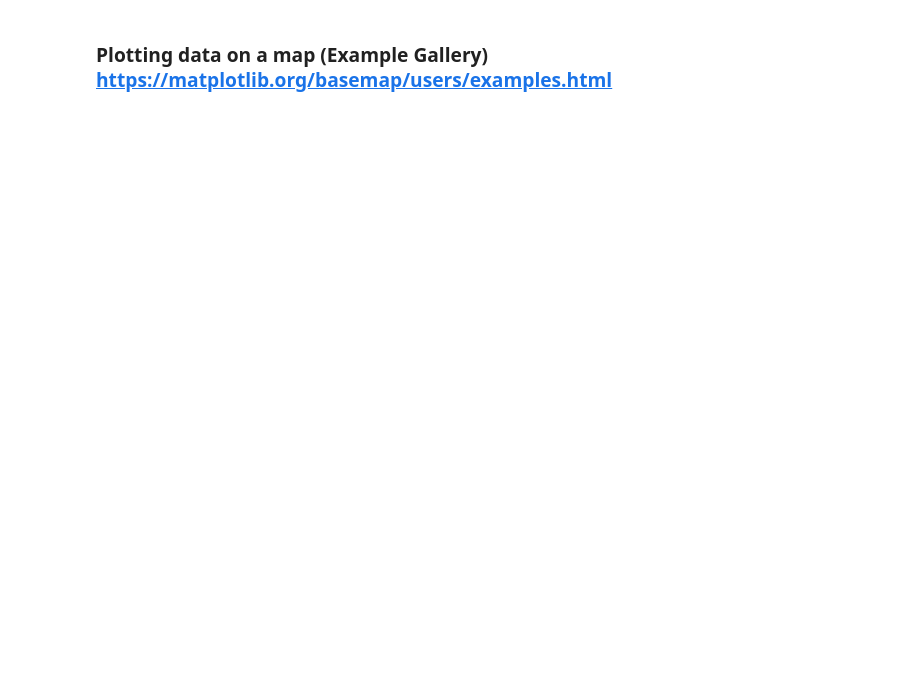
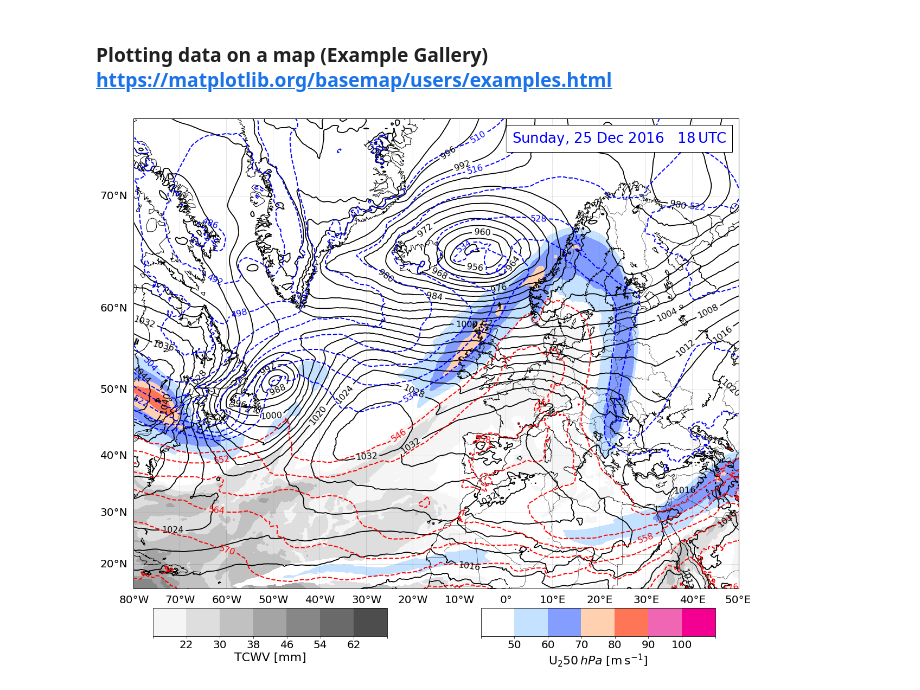
Before and after one commit to franzihe/Python_Masterthesis, a Jupyter notebook: Jet_Thick_SLP.ipynb, the cells around one changed output. Drawn from its saved outputs; the diff is of its cells as text; code cells hidden in the pictures; blank space fills up the shorter version.

```diff
--- a/Jet_Thick_SLP.ipynb
+++ b/Jet_Thick_SLP.ipynb
@@ -201,20 +229,0 @@ plonsPW, platsPW = m(lonsPW,latsPW)
-# %%
-### Define colorbar colors
-champ = 255.
-# tot. precipitable water (grey scale)
-no1 = np.array([255,255,255])/champ
-no2 = np.array([231,231,231])/champ
-no3 = np.array([201,201,201])/champ
-no4 = np.array([171,171,171])/champ
-no5 = np.array([140,140,140])/champ
-no6 = np.array([110,110,110])/champ
-no7 = np.array([80,80,80])/champ
-
-# 250 hPa wind speed (colored scale)
-no11 = np.array([255,255,255])/champ
-no12 = np.array([196,225,255])/champ
-no13 = np.array([131,158,255])/champ
-no14 = np.array([255,209,177])/champ
-no15 = np.array([255,118,86])/champ
-no16 = np.array([239,102,178])/champ
-no17 = np.array([243,0,146])/champ
@@ -229,19 +230,26 @@ calmon = calendar.month_abbr[mo]
 # %%
 ### PLOT FIGURE
-fig = plt.figure(figsize=(15,12))
+fig = plt.figure(figsize=(20,16))
 ax = fig.add_subplot(1,1,1)
 
 ### Draw Latitude Lines
-m.drawparallels(np.arange(-90.,120.,10.),labels=[1,0,0,0],fontsize=10,linewidth=0.2)
+m.drawparallels(np.arange(-90.,120.,10.),labels=[1,0,0,0],fontsize=20,linewidth=0.2)
 
 ### Draw Longitude Lines
-m.drawmeridians(np.arange(-180.,180.,10.),labels=[0,0,0,1],fontsize=10,linewidth=0.2)
+m.drawmeridians(np.arange(-180.,180.,10.),labels=[0,0,0,1],fontsize=20,linewidth=0.2)
 
 ### Draw Map
 m.drawcoastlines()
 m.drawmapboundary()
 m.drawcountries()
 #m.fillcontinents(color='grey',alpha=0.1)
+
+
+### Plot contour lines for precipitable water
+PWlevs = np.arange(14.,78.,8.)
+Pmap = colors.ListedColormap([no1, no2, no3, no4, no5, no6, no7])
+normP = colors.BoundaryNorm(boundaries = PWlevs, ncolors=Pmap.N)
+cp = m.contourf(plonsPW, platsPW, PW, PWlevs, norm = normP, cmap = Pmap)
 
 
 ### Plot contour lines for 250-hPa wind and fill
@@ -253,7 +261,7 @@ cs = m.contourf(plonsUV, platsUV, Uabs, Ulevels, norm = norm, cmap=Umap)
 ### Plot MSL pressure every 4 hPa
 clevs = np.arange(900,1100.,4.)
 cc = m.contour(plonsMSL, platsMSL, MSL, clevs, colors='k', linewidths = 1.8)
-plt.clabel(cc, fontsize=10, inline = 1, fmt ='%1.0f')
+plt.clabel(cc, fontsize=16, inline = 1, fmt ='%1.0f')
 
 ### Plot the 1000-500 hPa thickness
 thlevs1 = np.arange(450., 540., 6.)
@@ -261,48 +269,50 @@ thlevs2 = np.arange(546., 650., 6.)
 
 cth1 = m.contour(plonsZ, platsZ, Z, thlevs1, colors='b', linewidths = 2., linestyles = 'dashed')
 cth2 = m.contour(plonsZ, platsZ, Z, thlevs2, colors='r', linewidths = 2., linestyles = 'dashed')
-plt.clabel(cth1, fontsize = 10, inline = 1, fmt = '%1.0f')
-plt.clabel(cth2, fontsize = 10, inline = 1, fmt = '%1.0f')
+plt.clabel(cth1, fontsize = 16, inline = 1, fmt = '%1.0f')
+plt.clabel(cth2, fontsize = 16, inline = 1, fmt = '%1.0f')
 
-### Plot contour lines for precipitable water
-PWlevs = np.arange(22.,78.,8.)
-Pmap = colors.ListedColormap([no1, no2, no3, no4, no5, no6, no7])
-normP = colors.BoundaryNorm(boundaries = PWlevs, ncolors=Pmap.N)
-cp = m.contourf(plonsPW, platsPW, PW, PWlevs, norm = normP, cmap = Pmap)
 
 ### Add Colorbar
-cbaxes = fig.add_axes([0.57, 0.05, 0.3, 0.03])
+cbaxes = fig.add_axes([0.57, 0.05, 0.3, 0.045])
 cbar = plt.colorbar(cs,orientation='horizontal', cax = cbaxes)
-cbar.ax.set_xlabel('250-hPa wind speed')
+cbar.ax.set_xlabel('U$_250\,hPa$ [m$\,$s$^{-1}$]',fontsize = 22)
+cbar.ax.set_xticklabels(['', '50', '60', '70', '80', '90', '100'])  # horizontal colorbar
+cbar.ax.tick_params(labelsize=20)
 
 
-cbaxesP = fig.add_axes([0.15, 0.05, 0.3, 0.03])
+cbaxesP = fig.add_axes([0.15, 0.05, 0.3, 0.045])
 cbarP = plt.colorbar(cp,orientation='horizontal', cax = cbaxesP)
-cbarP.ax.set_xlabel('total colum water vapour')
+cbarP.ax.set_xlabel('TCWV [mm]',fontsize = 22)
+cbarP.ax.set_xticklabels(['', '22', '30', '38', '46', '54', '62'])  # horizontal colorbar
+cbarP.ax.tick_params(labelsize =20)
 
 ### Add Textbox
-ax.text(0.98,0.95, '%s, %s %s %s   %s$\,$UTC' %(calday, day, calmon, year, time),
+ax.text(0.98,0.94, '%s, %s %s %s   %s$\,$UTC' %(calday, day, calmon, year, time),
             verticalalignment = 'bottom',  horizontalalignment='right',
             transform = ax.transAxes,
-            color ='blue', fontsize=16,
+            color ='blue', fontsize=26,
             bbox={'facecolor':'white','alpha':1., 'pad':10})
 
 ### Add Title
 #    fig.suptitle('Jet, Thickness, SLP, and Moisture', fontsize=16, fontweight='bold')
 #    ax.set_title('MSLP (solid contours every 4$\,$hPa), \n \
 #    250$\,$hPa wind speed (m$\,$s$^{-1}$, shaded according to the color bar), \n \
 #    1000-500$\,$hPa thickness (dashed contours every 6 dam), \n \
 #    total precipitable water (mm, shaded according to gray scale)', \
 #            fontsize=13)
 #plt.title('')
 
 
 ### Save
-plt.savefig('../synoptic_figs/Jet_Thick_SLP/%s%s%s_%s.png' % (year, mon, day,time))
+plt.savefig('../synoptic_figs/Geopot_Jet/%s%s%s_%s.png' % (year, mon, day,time))
 ## with header
 #    plt.savefig('../synoptic_figs/Jet_Thick_SLP/%s%s%s_%s_header.png' % (year, mon, day,time))
 
 
 
 ###
 plt.show()
+plt.close()
+# %% [output]
+[figure, added]
```
Also changed, not shown: parts of 26 cells of this notebook, 1 other file.
